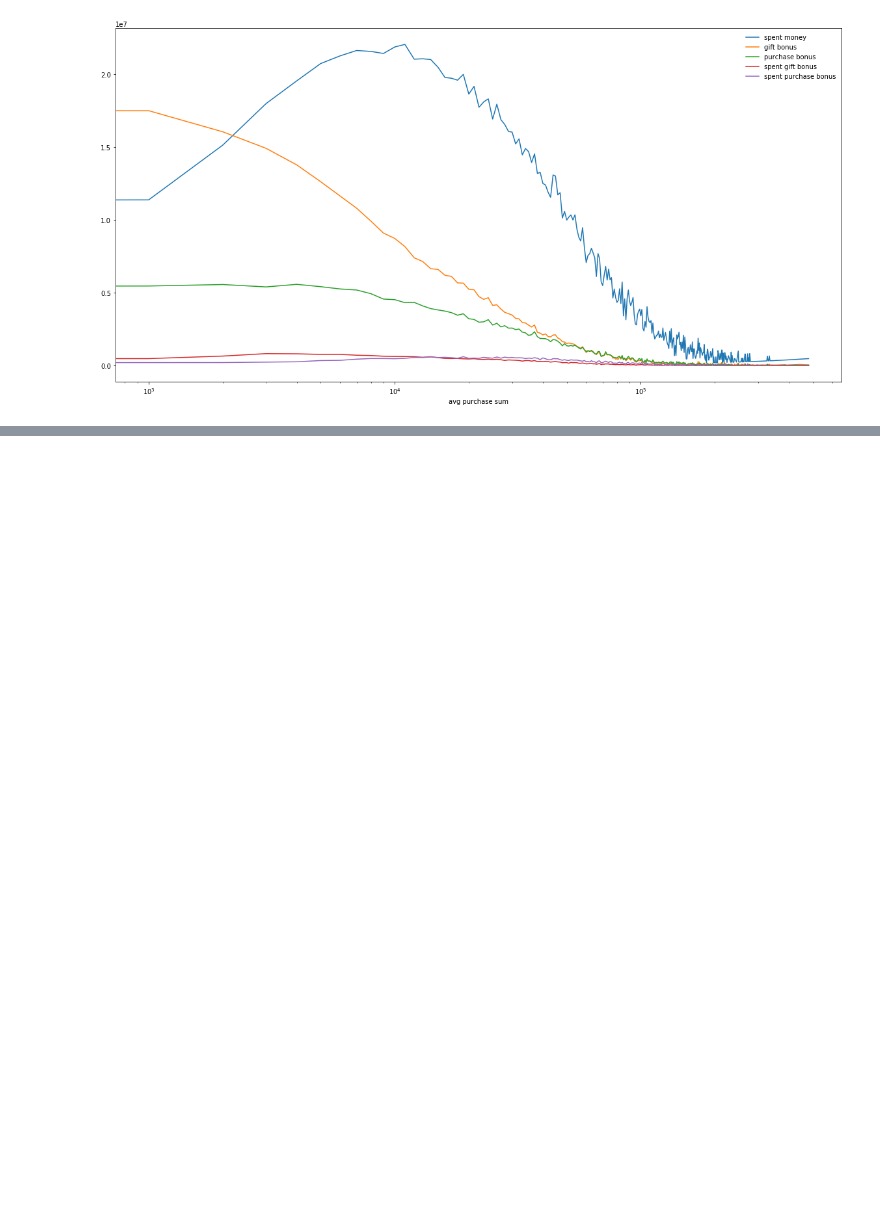
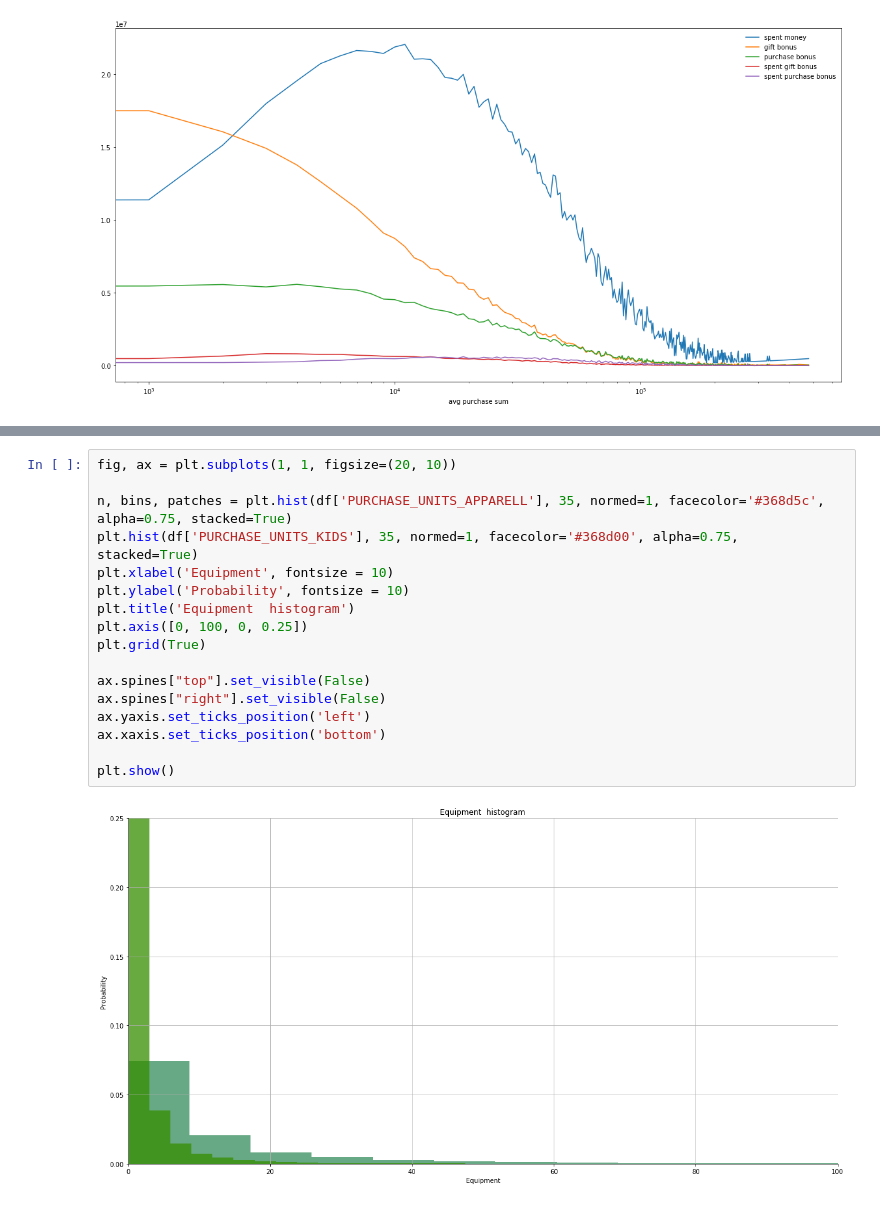
Before and after one commit to erlong15/bigdata_homework, a Jupyter notebook: homework2/homework2_2.ipynb, the cells around one changed output, grey strips where cells are left out. Drawn from its saved outputs; the diff is of its cells as text; blank space fills up the shorter version.

Commit message:
new graphs

```diff
--- a/homework2/homework2_2.ipynb
+++ b/homework2/homework2_2.ipynb
@@ -198,0 +171,19 @@ Name: PURCHASE_SUMMA, dtype: float64
+# %%
+fig, ax = plt.subplots(1, 1, figsize=(20, 10))
+
+n, bins, patches = plt.hist(df['PURCHASE_UNITS_APPARELL'], 35, normed=1, facecolor='#368d5c', alpha=0.75, stacked=True)
+plt.hist(df['PURCHASE_UNITS_KIDS'], 35, normed=1, facecolor='#368d00', alpha=0.75, stacked=True)
+plt.xlabel('Equipment', fontsize = 10)
+plt.ylabel('Probability', fontsize = 10)
+plt.title('Equipment  histogram')
+plt.axis([0, 100, 0, 0.25])
+plt.grid(True)
+
+ax.spines["top"].set_visible(False)
+ax.spines["right"].set_visible(False)
+ax.yaxis.set_ticks_position('left')
+ax.xaxis.set_ticks_position('bottom')
+
+plt.show()
+# %% [output]
+[figure, added]
```
Also changed, not shown: parts of 2 cells of this notebook.
